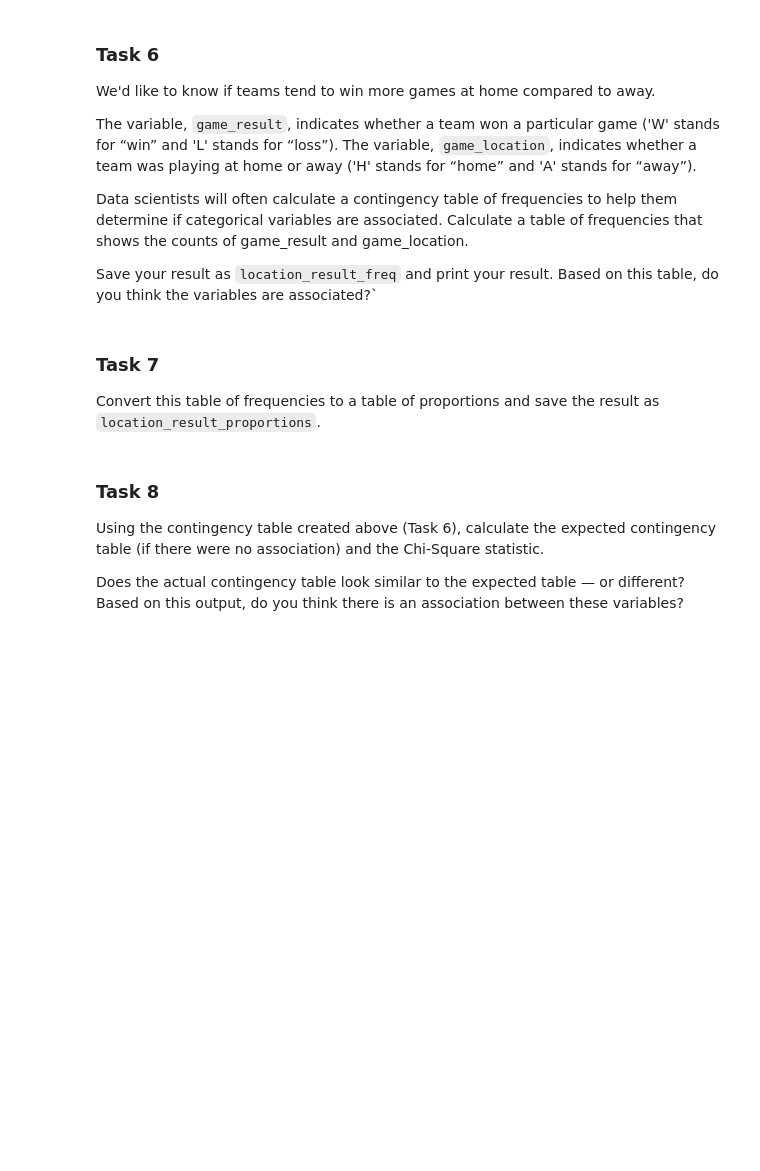
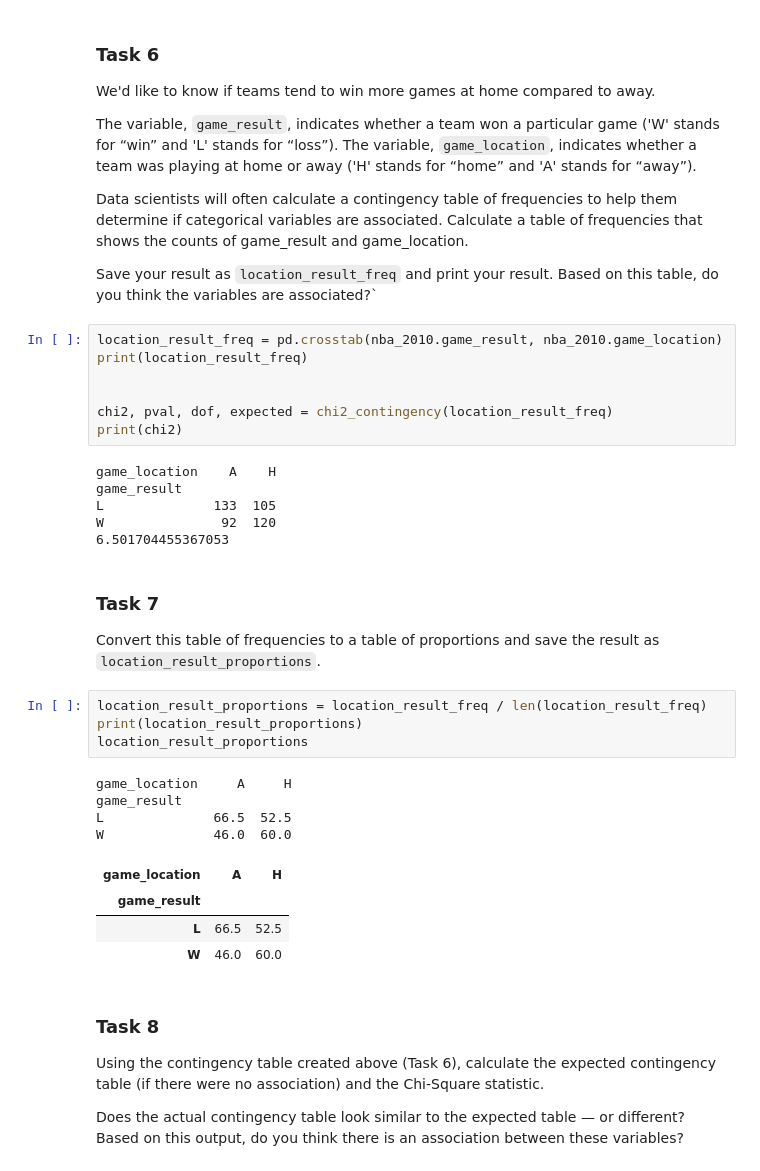
Before and after one commit to tinitush/nba_trends, a Jupyter notebook: Codecademy_NBA_Trends_Project.ipynb, the cells around one changed output. Drawn from its saved outputs; the diff is of its cells as text; blank space fills up the shorter version.

```diff
--- a/Codecademy_NBA_Trends_Project.ipynb
+++ b/Codecademy_NBA_Trends_Project.ipynb
@@ -214,10 +213,36 @@ The variable, `game_result`, indicates whether a team won a particular game ('W'
 Data scientists will often calculate a contingency table of frequencies to help them determine if categorical variables are associated. Calculate a table of frequencies that shows the counts of game_result and game_location.
 
 Save your result as `location_result_freq` and print your result. Based on this table, do you think the variables are associated?`
+# %%
+location_result_freq = pd.crosstab(nba_2010.game_result, nba_2010.game_location)
+print(location_result_freq)
+
+
+chi2, pval, dof, expected = chi2_contingency(location_result_freq)
+print(chi2)
+# %% [output]
+game_location    A    H
+game_result
+L              133  105
+W               92  120
+6.501704455367053
 # %% [markdown]
 ### Task 7
 
 Convert this table of frequencies to a table of proportions and save the result as `location_result_proportions`.
+# %%
+location_result_proportions = location_result_freq / len(location_result_freq)
+print(location_result_proportions)
+location_result_proportions
+# %% [output]
+game_location     A     H
+game_result
+L              66.5  52.5
+W              46.0  60.0
+| game_location | A | H |
+| game_result |  |  |
+| L | 66.5 | 52.5 |
+| W | 46.0 | 60.0 |
 # %% [markdown]
 ### Task 8
 Using the contingency table created above (Task 6), calculate the expected contingency table (if there were no association) and the Chi-Square statistic.
```
Also changed, not shown: parts of 5 cells of this notebook.
